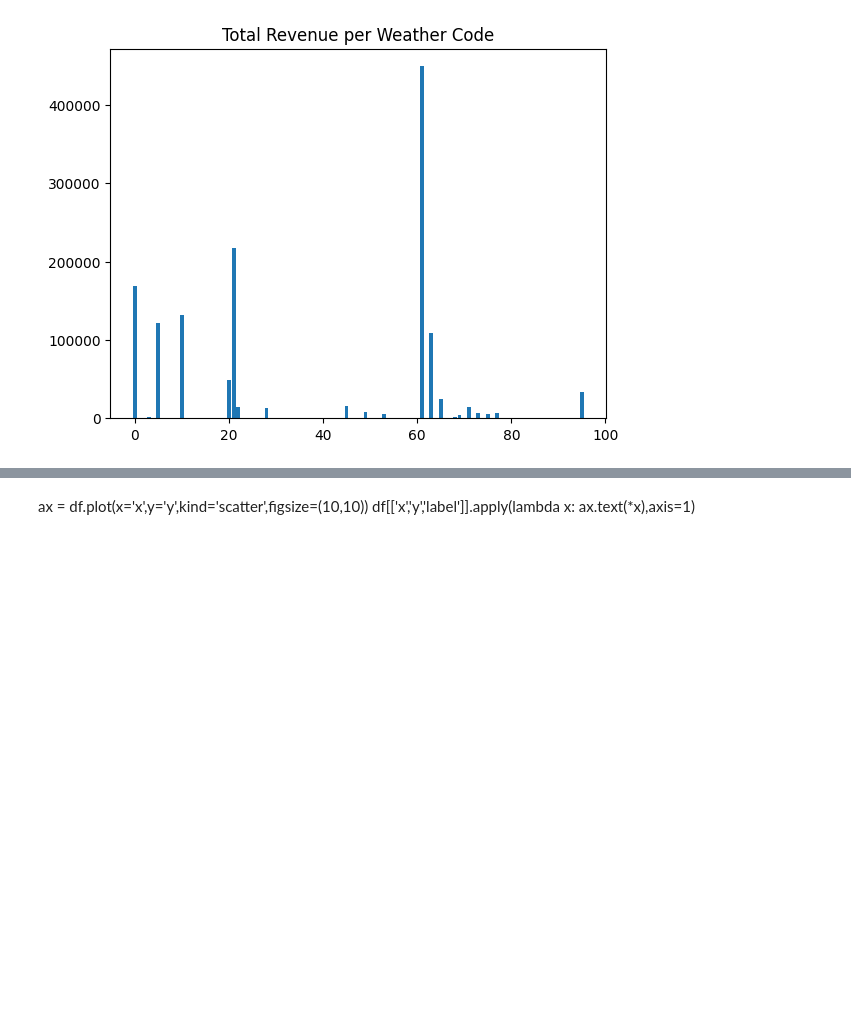
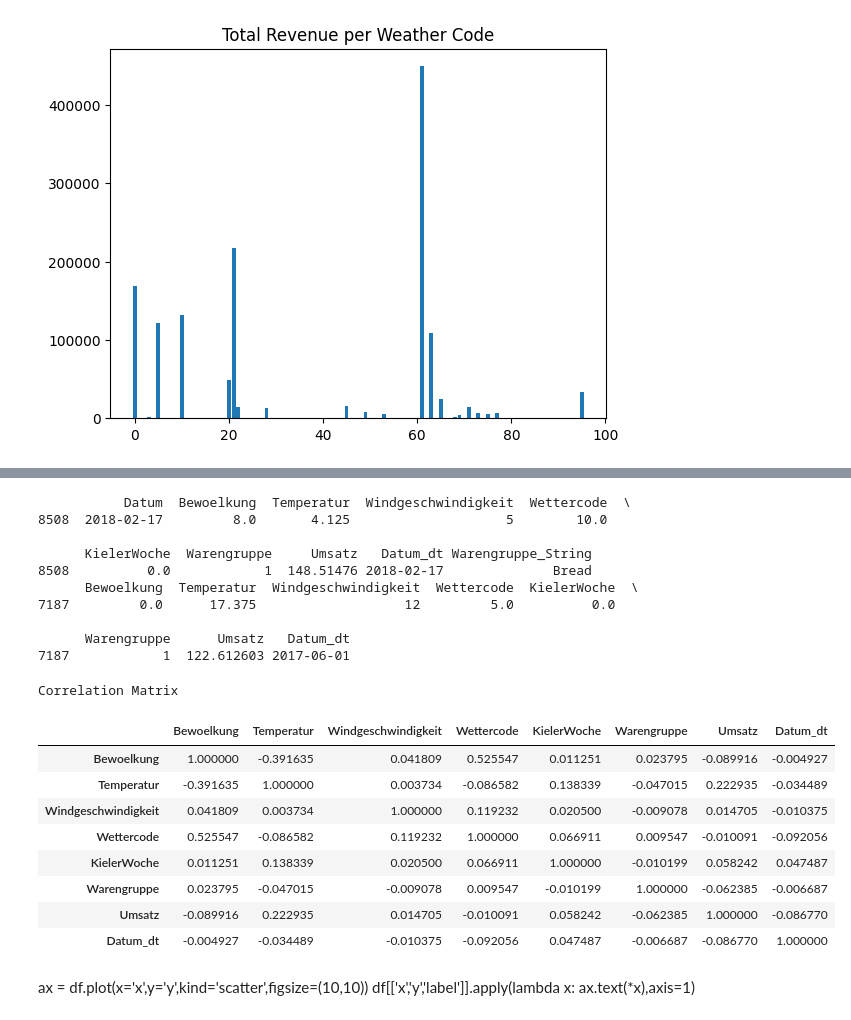
Before and after one commit to savenger/bakery_sales_prediction, a Jupyter notebook: 0_DataPreparation/data_prep.ipynb, the cells around one changed output, grey strips where cells are left out. Saved outputs shown, nothing was run; the diff lists cells and outputs as text; code cells hidden in the pictures; blank space fills up the shorter version.

Commit message:
added correlation matrix

```diff
--- a/0_DataPreparation/data_prep.ipynb
+++ b/0_DataPreparation/data_prep.ipynb
@@ -170,3 +164,30 @@ Text(0.5, 1.0, 'Total Revenue per Weather Code')
+# %%
+print(df.sample())
+corr = df.drop("Datum", axis=1).drop("Warengruppe_String", axis=1)
+print(corr.sample())
+corr = corr.corr()
+corr.style.background_gradient(cmap='coolwarm').set_caption("Correlation Matrix")
+# %% [output]
+           Datum  Bewoelkung  Temperatur  Windgeschwindigkeit  Wettercode  \
+8508  2018-02-17         8.0       4.125                    5        10.0
+
+      KielerWoche  Warengruppe     Umsatz   Datum_dt Warengruppe_String
+8508          0.0            1  148.51476 2018-02-17              Bread
+      Bewoelkung  Temperatur  Windgeschwindigkeit  Wettercode  KielerWoche  \
+7187         0.0      17.375                   12         5.0          0.0
+
+      Warengruppe      Umsatz   Datum_dt
+7187            1  122.612603 2017-06-01
+Correlation Matrix
+|  | Bewoelkung | Temperatur | Windgeschwindigkeit | Wettercode | KielerWoche | Warengruppe | Umsatz | Datum_dt |
+| Bewoelkung | 1.000000 | -0.391635 | 0.041809 | 0.525547 | 0.011251 | 0.023795 | -0.089916 | -0.004927 |
+| Temperatur | -0.391635 | 1.000000 | 0.003734 | -0.086582 | 0.138339 | -0.047015 | 0.222935 | -0.034489 |
+| Windgeschwindigkeit | 0.041809 | 0.003734 | 1.000000 | 0.119232 | 0.020500 | -0.009078 | 0.014705 | -0.010375 |
+| Wettercode | 0.525547 | -0.086582 | 0.119232 | 1.000000 | 0.066911 | 0.009547 | -0.010091 | -0.092056 |
+| KielerWoche | 0.011251 | 0.138339 | 0.020500 | 0.066911 | 1.000000 | -0.010199 | 0.058242 | 0.047487 |
+| Warengruppe | 0.023795 | -0.047015 | -0.009078 | 0.009547 | -0.010199 | 1.000000 | -0.062385 | -0.006687 |
+| Umsatz | -0.089916 | 0.222935 | 0.014705 | -0.010091 | 0.058242 | -0.062385 | 1.000000 | -0.086770 |
+| Datum_dt | -0.004927 | -0.034489 | -0.010375 | -0.092056 | 0.047487 | -0.006687 | -0.086770 | 1.000000 |
 # %% [markdown]
 ax = df.plot(x='x',y='y',kind='scatter',figsize=(10,10))
 df[['x','y','label']].apply(lambda x: ax.text(*x),axis=1)
```
Also changed, not shown: parts of 7 cells of this notebook.
